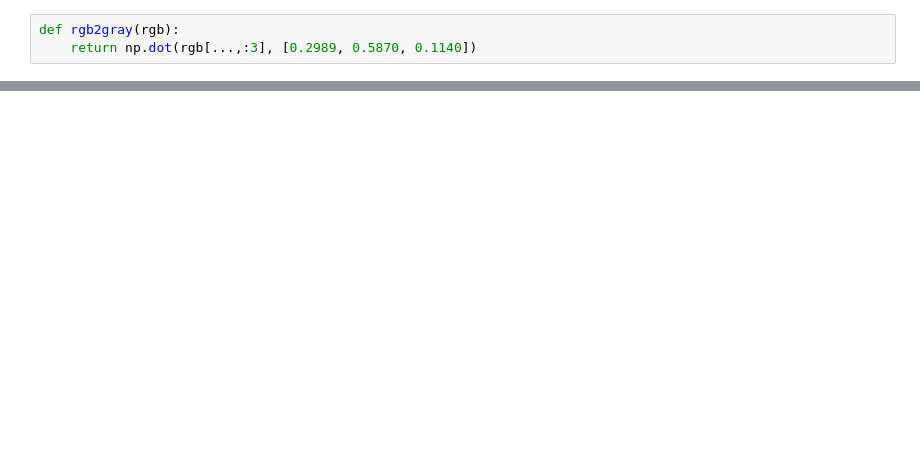
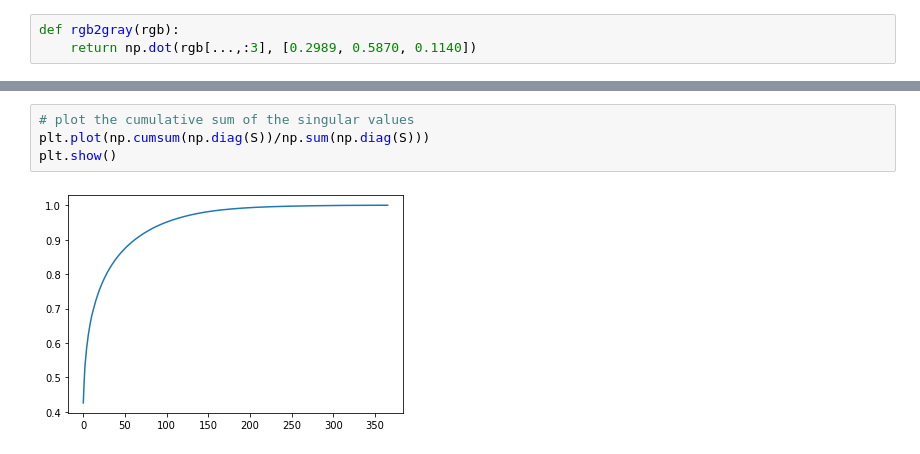
Before and after one commit to pockerman/qubit_opus, a Jupyter notebook: _notebooks/2013-03-14-matrix-approximation.ipynb, the cells around one changed output, grey strips where cells are left out. Drawn from its saved outputs; the diff is of its cells as text; blank space fills up the shorter version.

```diff
--- a/_notebooks/2013-03-14-matrix-approximation.ipynb
+++ b/_notebooks/2013-03-14-matrix-approximation.ipynb
@@ -58,0 +75,6 @@ for r in [5, 20, 100]:
+# %%
+# plot the cumulative sum of the singular values
+plt.plot(np.cumsum(np.diag(S))/np.sum(np.diag(S)))
+plt.show()
+# %% [output]
+[figure, added]
```
Also changed, not shown: parts of 12 cells of this notebook.
